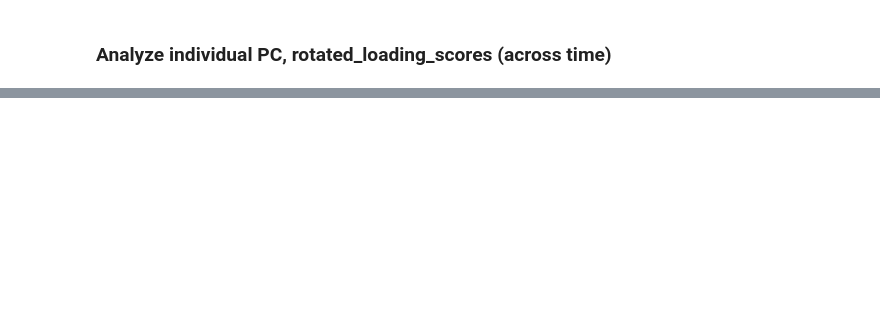
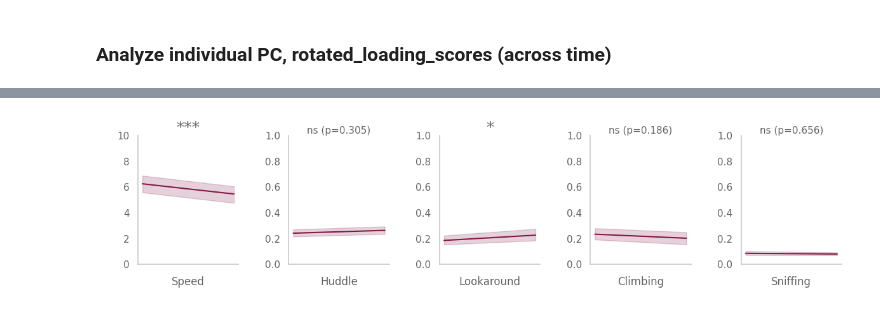
Before and after one commit to marccanela/deepof_abg, a Jupyter notebook: supervised_pipeline.ipynb, the cells around one changed output, grey strips where cells are left out. Saved outputs shown, nothing was run; the diff lists cells and outputs as text; code cells hidden in the pictures; blank space fills up the shorter version.

```diff
--- a/supervised_pipeline.ipynb
+++ b/supervised_pipeline.ipynb
@@ -189,13 +197,14 @@ visuals_customized.timelapse(dataframe_for_titles, concat_hue, 'huddle')
 # %%
 # Plot some individual behaviors over bins
-fig, (ax1, ax2, ax3) = plt.subplots(1, 3, figsize=(9, 3))
+fig, (ax1, ax2, ax3, ax4, ax5) = plt.subplots(1, 5, figsize=(12, 3))
 
-visuals_customized.timelapse(dataframe_for_titles, concat_hue, 'huddle', ax=ax1)
-visuals_customized.timelapse(dataframe_for_titles, concat_hue, 'speed', ax=ax2)
-visuals_customized.timelapse(dataframe_for_titles, concat_hue, 'sniffing', ax=ax3)
-
-# ax1.set_title("supervised embeddings of full videos")
-# ax2.set_title("supervised embeddings of first two minutes")
+visuals_customized.timelapse(dataframe_for_titles, concat_hue, 'speed', 0, 10, red, ax=ax1)
+visuals_customized.timelapse(dataframe_for_titles, concat_hue, 'huddle', 0, 1, red, ax=ax2)
+visuals_customized.timelapse(dataframe_for_titles, concat_hue, 'lookaround', 0, 1, red, ax=ax3)
+visuals_customized.timelapse(dataframe_for_titles, concat_hue, 'climbing', 0, 1, red, ax=ax4)
+visuals_customized.timelapse(dataframe_for_titles, concat_hue, 'sniffing', 0, 1, red, ax=ax5)
 
 plt.tight_layout()
 plt.show()
+# %% [output]
+[figure, added]
```
Also changed, not shown: parts of 15 cells of this notebook, 8 other files.
